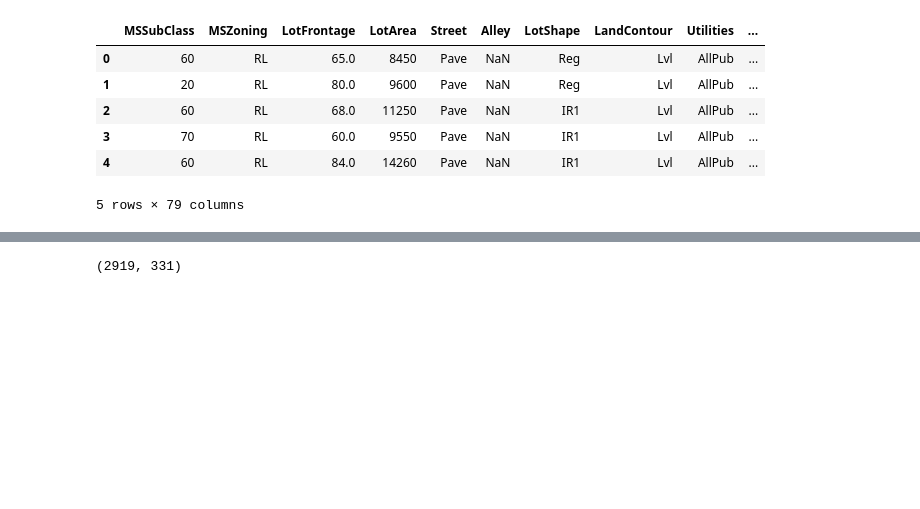
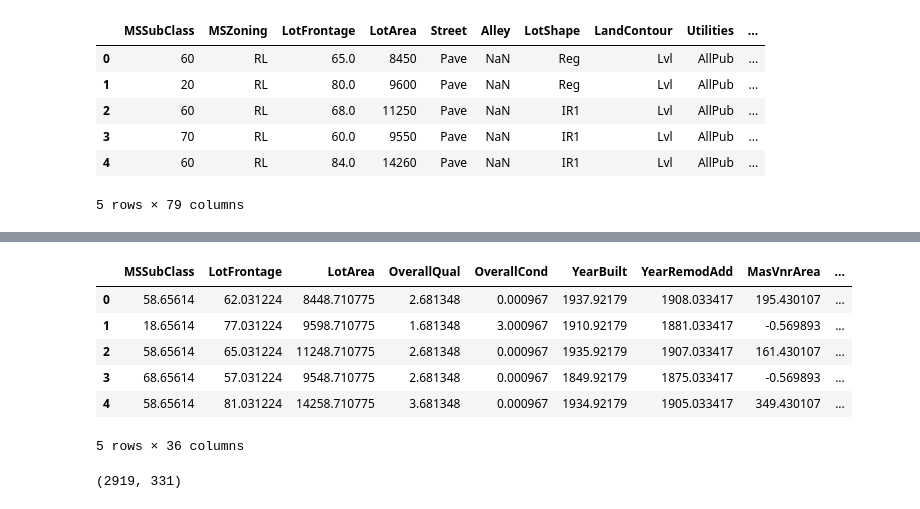
Before and after one commit to syj621/data_struct, a Jupyter notebook: hourse_price_predict.ipynb, the cells around one changed output, grey strips where cells are left out. Cells and saved outputs as stored; diff of their text form; code cells hidden in the pictures; blank space fills up the shorter version.

```diff
--- a/hourse_price_predict.ipynb
+++ b/hourse_price_predict.ipynb
@@ -36,6 +46,15 @@ all_features.head()
 # %%
 all_features[numeric_features]=all_features[numeric_features].apply(lambda x:(x-x.mean()/x.std()))
 all_features[numeric_features] =all_features[numeric_features].fillna(0)
+all_features[numeric_features].head()
+# %% [output]
+|  | MSSubClass | LotFrontage | LotArea | OverallQual | OverallCond | YearBuilt | YearRemodAdd | MasVnrArea | ... |
+| 0 | 58.65614 | 62.031224 | 8448.710775 | 2.681348 | 0.000967 | 1937.92179 | 1908.033417 | 195.430107 | ... |
+| 1 | 18.65614 | 77.031224 | 9598.710775 | 1.681348 | 3.000967 | 1910.92179 | 1881.033417 | -0.569893 | ... |
+| 2 | 58.65614 | 65.031224 | 11248.710775 | 2.681348 | 0.000967 | 1935.92179 | 1907.033417 | 161.430107 | ... |
+| 3 | 68.65614 | 57.031224 | 9548.710775 | 2.681348 | 0.000967 | 1849.92179 | 1875.033417 | -0.569893 | ... |
+| 4 | 58.65614 | 81.031224 | 14258.710775 | 3.681348 | 0.000967 | 1934.92179 | 1905.033417 | 349.430107 | ... |
+5 rows × 36 columns
 # %%
 all_features=pd.get_dummies(all_features,dummy_na=True)
 all_features.shape
```
Also changed, not shown: parts of 3 cells of this notebook, 1 other file.
